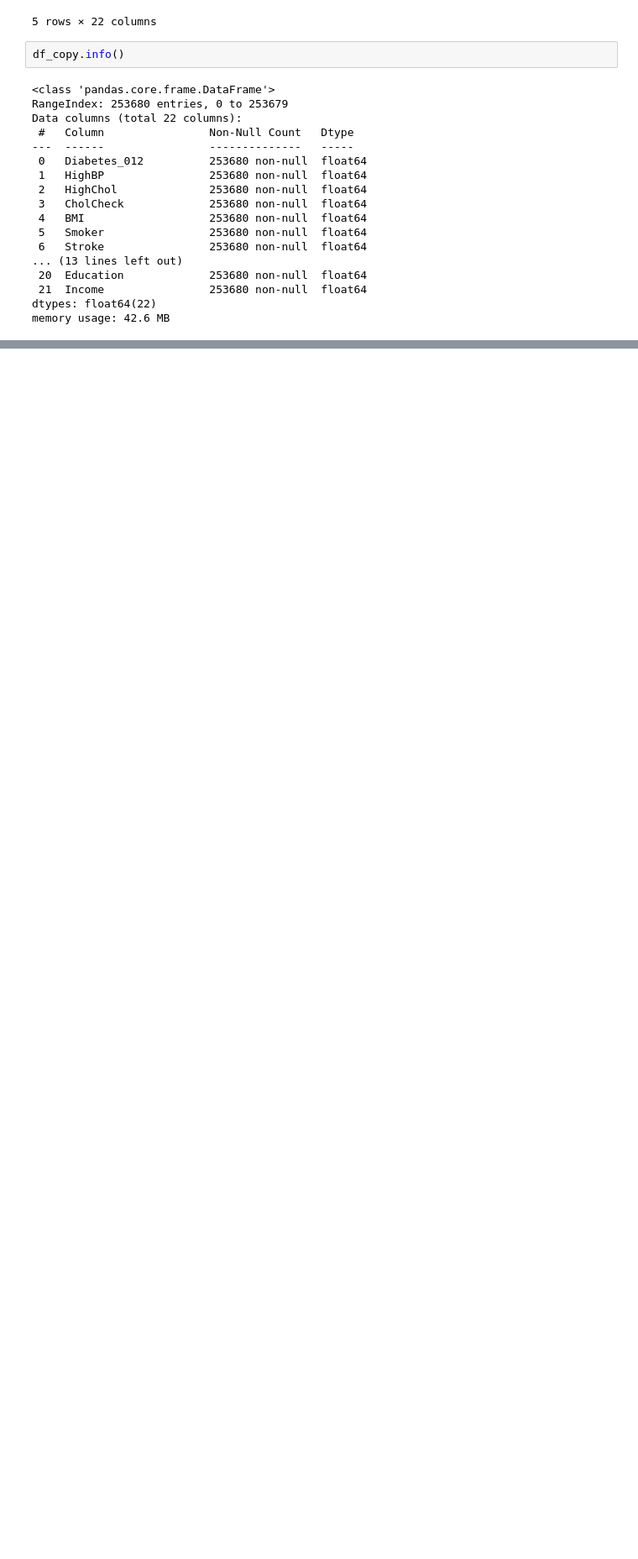
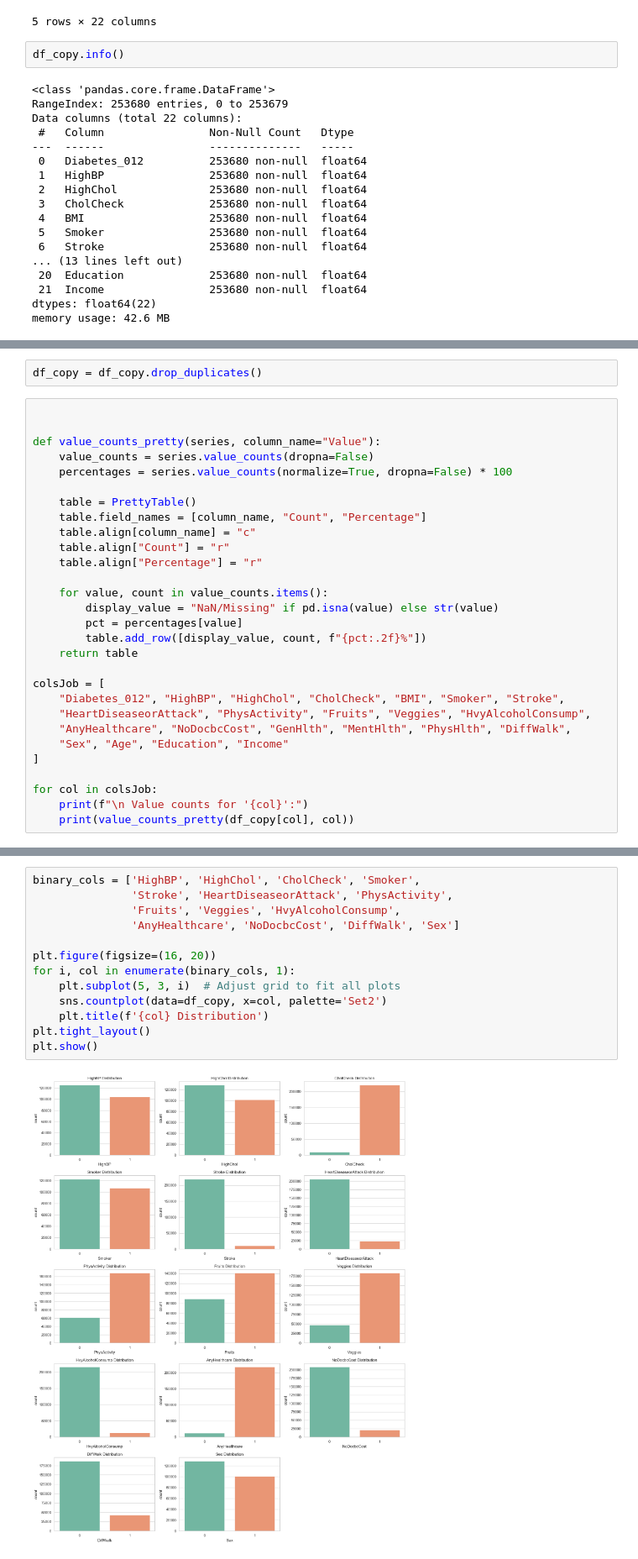
Before and after one commit to Ganindu-Deshapriya/DA_assignment, a Jupyter notebook: workspace_Amanda/Data_pre.ipynb, the cells around one changed output, grey strips where cells are left out. Shown at 84% size. Cells and saved outputs as stored; diff of their text form; blank space fills up the shorter version.

```diff
--- a/workspace_Amanda/Data_pre.ipynb
+++ b/workspace_Amanda/Data_pre.ipynb
@@ -61,0 +169,31 @@ memory usage: 42.6 MB
+# %%
+df_copy = df_copy.drop_duplicates()
+# %%
+
+
+def value_counts_pretty(series, column_name="Value"):
+    value_counts = series.value_counts(dropna=False)
+    percentages = series.value_counts(normalize=True, dropna=False) * 100
+
+    table = PrettyTable()
+    table.field_names = [column_name, "Count", "Percentage"]
+    table.align[column_name] = "c"
+    table.align["Count"] = "r"
+    table.align["Percentage"] = "r"
+
+    for value, count in value_counts.items():
+        display_value = "NaN/Missing" if pd.isna(value) else str(value)
+        pct = percentages[value]
+        table.add_row([display_value, count, f"{pct:.2f}%"])
+    return table
+
+colsJob = [
+    "Diabetes_012", "HighBP", "HighChol", "CholCheck", "BMI", "Smoker", "Stroke",
+    "HeartDiseaseorAttack", "PhysActivity", "Fruits", "Veggies", "HvyAlcoholConsump",
+    "AnyHealthcare", "NoDocbcCost", "GenHlth", "MentHlth", "PhysHlth", "DiffWalk",
+    "Sex", "Age", "Education", "Income"
+]
+
+for col in colsJob:
+    print(f"\n Value counts for '{col}':")
+    print(value_counts_pretty(df_copy[col], col))
@@ -61,0 +354,15 @@ memory usage: 42.6 MB
+# %%
+binary_cols = ['HighBP', 'HighChol', 'CholCheck', 'Smoker',
+               'Stroke', 'HeartDiseaseorAttack', 'PhysActivity',
+               'Fruits', 'Veggies', 'HvyAlcoholConsump',
+               'AnyHealthcare', 'NoDocbcCost', 'DiffWalk', 'Sex']
+
+plt.figure(figsize=(16, 20))
+for i, col in enumerate(binary_cols, 1):
+    plt.subplot(5, 3, i)  # Adjust grid to fit all plots
+    sns.countplot(data=df_copy, x=col, palette='Set2')
+    plt.title(f'{col} Distribution')
+plt.tight_layout()
+plt.show()
+# %% [output]
+[figure, added]
```
Also changed, not shown: parts of 18 cells of this notebook, 1 other file.
